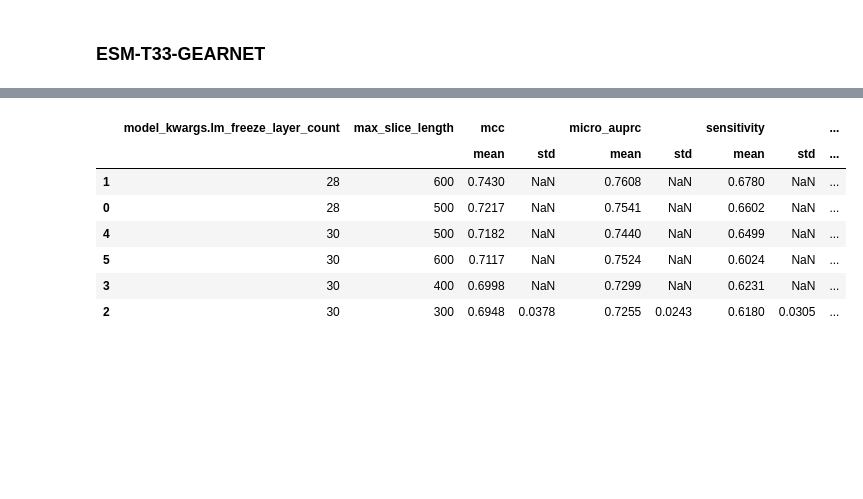
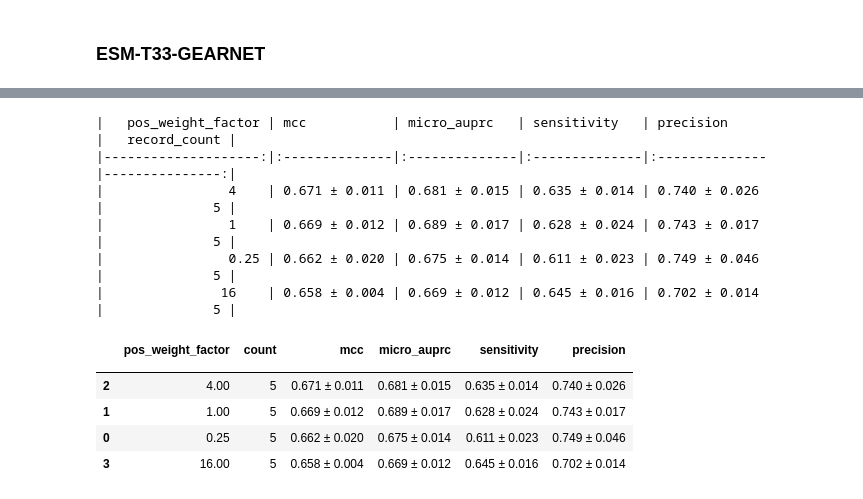
Before and after one commit to dlwocks31/MultiviewATPBind, a Jupyter notebook: result/analysis_atp.ipynb, the cells around one changed output, grey strips where cells are left out. Cells and saved outputs as stored; diff of their text form; code cells hidden in the pictures; blank space fills up the shorter version.

```diff
--- a/result/analysis_atp.ipynb
+++ b/result/analysis_atp.ipynb
@@ -351,18 +502,22 @@ analyze_metrics('atpbind3d_esm-t33-gearnet_stats.csv', ['max_slice_length', 'pad
 # %%
-analyze_metrics('atpbind3d-1930_esm-t33-gearnet_stats.csv',
-                ['model_kwargs.lm_freeze_layer_count', 'max_slice_length'],
-                {
-                    'valid_fold': [0]
-                },
-                sort_by=('mcc', 'mean'),
-                ascending=False
-                )
+df = analyze_metrics('atpbind3d_esm-t33-gearnet_stats.csv',
+                     ['pos_weight_factor'],
+                     filter_conditions={'pos_weight_factor': [0.25, 1, 4, 16]},
+                     sort_by=('mcc', 'mean'),
+                     ascending=False
+                     )
+print_markdown_table(df)
+df
 # %% [output]
+|   pos_weight_factor | mcc           | micro_auprc   | sensitivity   | precision     |   record_count |
+|--------------------:|:--------------|:--------------|:--------------|:--------------|---------------:|
+|                4    | 0.671 ± 0.011 | 0.681 ± 0.015 | 0.635 ± 0.014 | 0.740 ± 0.026 |              5 |
+|                1    | 0.669 ± 0.012 | 0.689 ± 0.017 | 0.628 ± 0.024 | 0.743 ± 0.017 |              5 |
+|                0.25 | 0.662 ± 0.020 | 0.675 ± 0.014 | 0.611 ± 0.023 | 0.749 ± 0.046 |              5 |
+|               16    | 0.658 ± 0.004 | 0.669 ± 0.012 | 0.645 ± 0.016 | 0.702 ± 0.014 |              5 |
-|  | model_kwargs.lm_freeze_layer_count | max_slice_length | mcc |  | micro_auprc |  | sensitivity |  | ... |
-|  |  |  | mean | std | mean | std | mean | std | ... |
-| 1 | 28 | 600 | 0.7430 | NaN | 0.7608 | NaN | 0.6780 | NaN | ... |
-| 0 | 28 | 500 | 0.7217 | NaN | 0.7541 | NaN | 0.6602 | NaN | ... |
-| 4 | 30 | 500 | 0.7182 | NaN | 0.7440 | NaN | 0.6499 | NaN | ... |
-| 5 | 30 | 600 | 0.7117 | NaN | 0.7524 | NaN | 0.6024 | NaN | ... |
-| 3 | 30 | 400 | 0.6998 | NaN | 0.7299 | NaN | 0.6231 | NaN | ... |
-| 2 | 30 | 300 | 0.6948 | 0.0378 | 0.7255 | 0.0243 | 0.6180 | 0.0305 | ... |
+|  | pos_weight_factor | count | mcc | micro_auprc | sensitivity | precision |
+|  |  |  |  |  |  |  |
+| 2 | 4.00 | 5 | 0.671 ± 0.011 | 0.681 ± 0.015 | 0.635 ± 0.014 | 0.740 ± 0.026 |
+| 1 | 1.00 | 5 | 0.669 ± 0.012 | 0.689 ± 0.017 | 0.628 ± 0.024 | 0.743 ± 0.017 |
+| 0 | 0.25 | 5 | 0.662 ± 0.020 | 0.675 ± 0.014 | 0.611 ± 0.023 | 0.749 ± 0.046 |
+| 3 | 16.00 | 5 | 0.658 ± 0.004 | 0.669 ± 0.012 | 0.645 ± 0.016 | 0.702 ± 0.014 |
```
Also changed, not shown: parts of 15 cells of this notebook, 29 other files.
